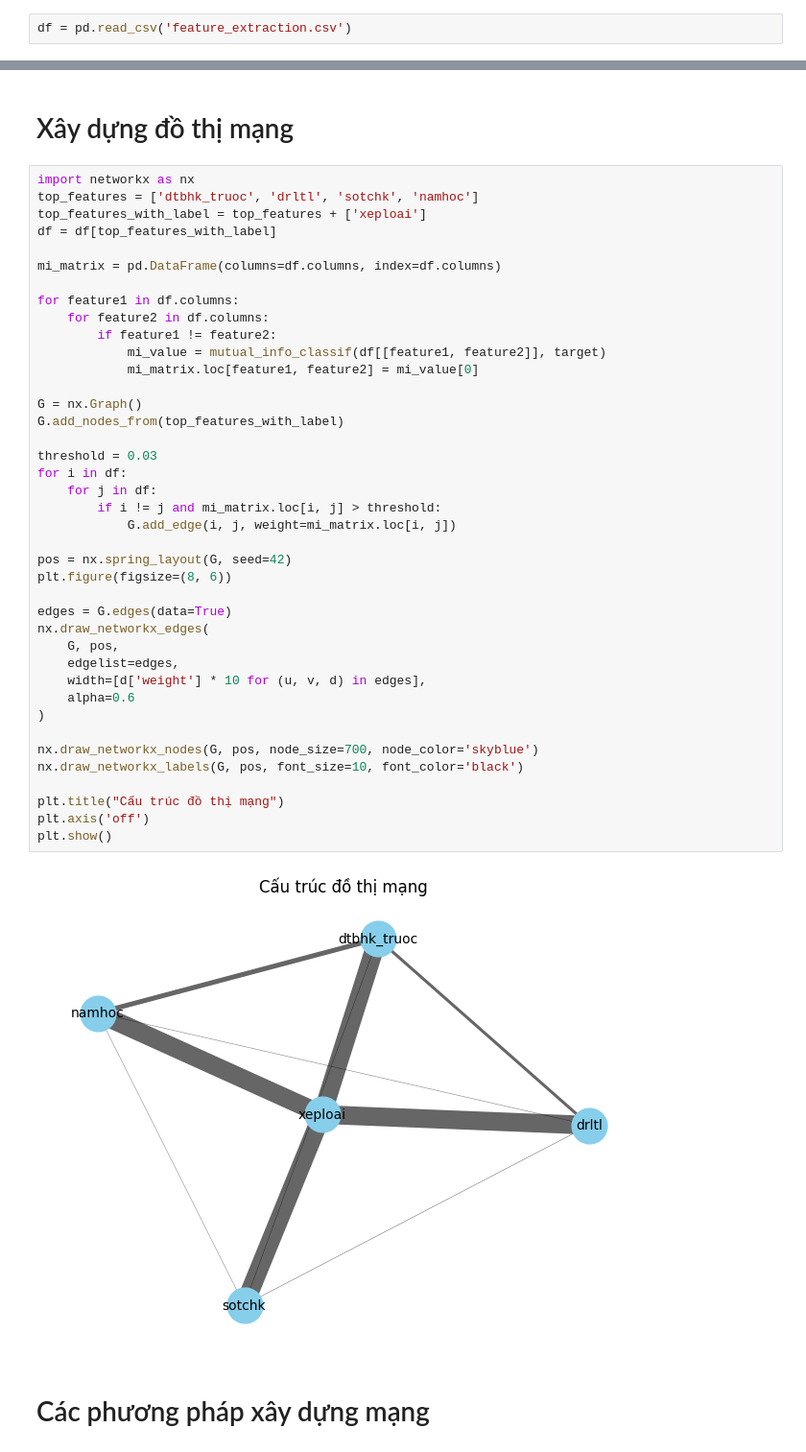
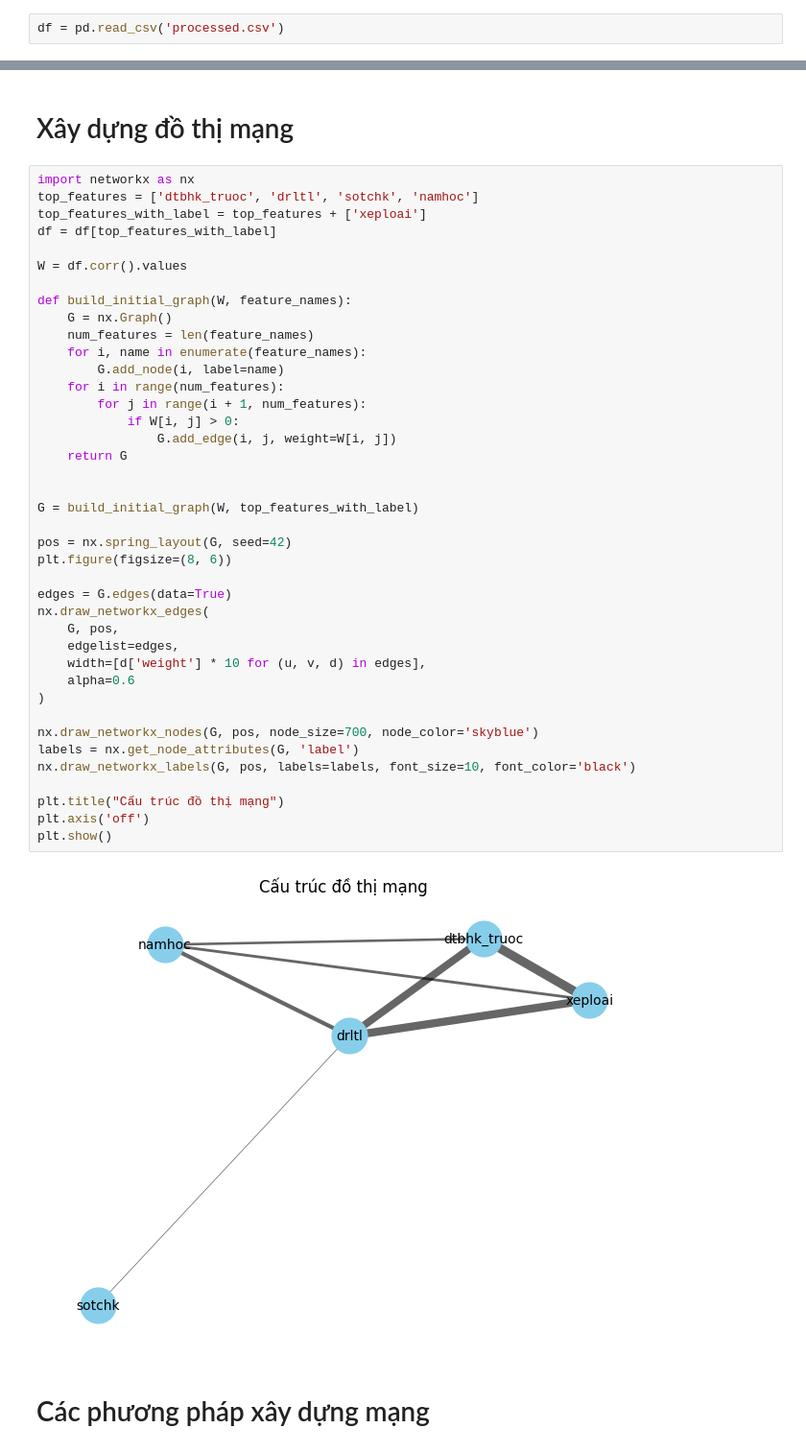
Before and after one commit to ThuNguyen6789/IS353.P12_Nhom3, a Jupyter notebook: notebooks/Phân tích và xây dựng mạng/Trích chọn đặc trưng và xây dựng mạng.ipynb, the cells around one changed output, grey strips where cells are left out. Shown at 96% size. Cells and saved outputs as stored; diff of their text form.

```diff
--- a/notebooks/Phân tích và xây dựng mạng/Trích chọn đặc trưng và xây dựng mạng.ipynb
+++ b/notebooks/Phân tích và xây dựng mạng/Trích chọn đặc trưng và xây dựng mạng.ipynb
@@ -39,7 +39,7 @@ import matplotlib.pyplot as plt
 import networkx as nx
 from sklearn.metrics import classification_report, confusion_matrix
 # %%
-df = pd.read_csv('feature_extraction.csv')
+df = pd.read_csv('processed.csv')
 # %%
 df.info()
 # %% [output]
@@ -275,45 +275,45 @@ Nhận xét: p_value < 0.5 (mức ý nghĩa) cho thấy namhoc ảnh hưởng đ
 # %%
 import networkx as nx
 top_features = ['dtbhk_truoc', 'drltl', 'sotchk', 'namhoc']
 top_features_with_label = top_features + ['xeploai']
 df = df[top_features_with_label]
 
-mi_matrix = pd.DataFrame(columns=df.columns, index=df.columns)
+W = df.corr().values
 
-for feature1 in df.columns:
-    for feature2 in df.columns:
-        if feature1 != feature2:
-            mi_value = mutual_info_classif(df[[feature1, feature2]], target)
-            mi_matrix.loc[feature1, feature2] = mi_value[0]
+def build_initial_graph(W, feature_names):
+    G = nx.Graph()
+    num_features = len(feature_names)
+    for i, name in enumerate(feature_names):
+        G.add_node(i, label=name)
+    for i in range(num_features):
+        for j in range(i + 1, num_features):
+            if W[i, j] > 0:
+                G.add_edge(i, j, weight=W[i, j])
+    return G
 
-G = nx.Graph()
-G.add_nodes_from(top_features_with_label)
 
-threshold = 0.03
-for i in df:
-    for j in df:
-        if i != j and mi_matrix.loc[i, j] > threshold:
-            G.add_edge(i, j, weight=mi_matrix.loc[i, j])
+G = build_initial_graph(W, top_features_with_label)
 
 pos = nx.spring_layout(G, seed=42)
 plt.figure(figsize=(8, 6))
 
 edges = G.edges(data=True)
 nx.draw_networkx_edges(
     G, pos,
     edgelist=edges,
     width=[d['weight'] * 10 for (u, v, d) in edges],
     alpha=0.6
 )
 
 nx.draw_networkx_nodes(G, pos, node_size=700, node_color='skyblue')
-nx.draw_networkx_labels(G, pos, font_size=10, font_color='black')
+labels = nx.get_node_attributes(G, 'label')
+nx.draw_networkx_labels(G, pos, labels=labels, font_size=10, font_color='black')
 
 plt.title("Cấu trúc đồ thị mạng")
 plt.axis('off')
 plt.show()
 # %% [output]
-[figure, old version]
+[figure, new version]
 # %% [markdown]
 # Các phương pháp xây dựng mạng
 # %%
```
Also changed, not shown: parts of 12 cells of this notebook, 1 other file.
